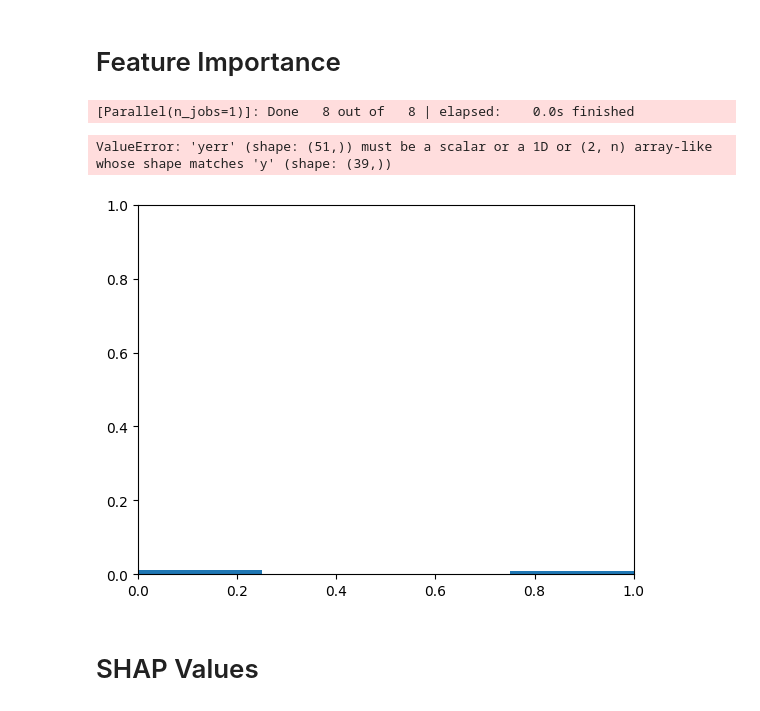
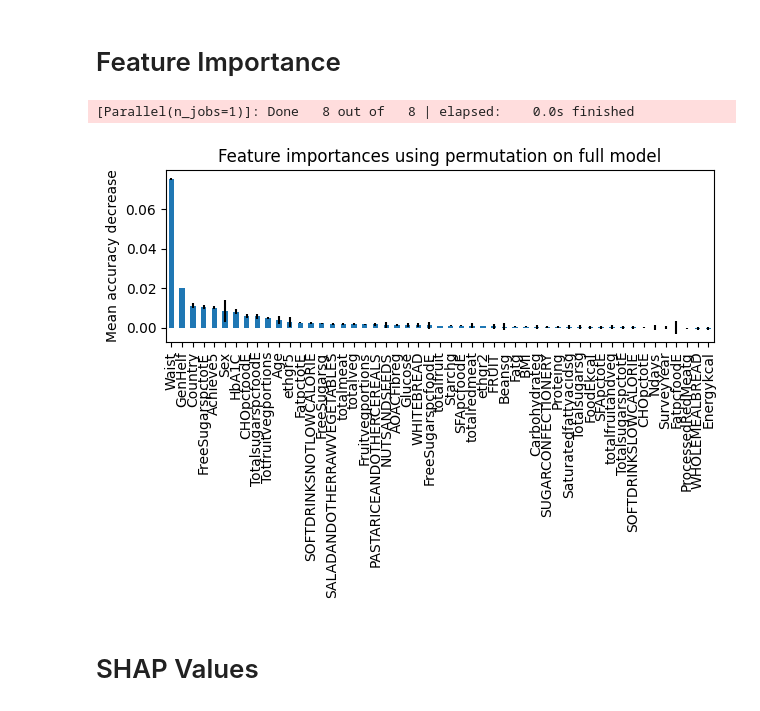
Before and after one commit to LikeMattorSomething/FutureTalentsProjects, a Jupyter notebook: GraceDataMLTests_V2.ipynb, the cells around one changed output. Cells and saved outputs as stored; diff of their text form; code cells hidden in the pictures.

```diff
--- a/GraceDataMLTests_V2.ipynb
+++ b/GraceDataMLTests_V2.ipynb
@@ -343,30 +349,28 @@ plt.show()
 # %%
 import matplotlib.pyplot as plt
 import seaborn as sns
 
 importances = GSD.best_estimator_.feature_importances_
 
 indices = np.argsort(importances)[::-1]
 names = [X.columns[i] for i in indices]
 
 from sklearn.inspection import permutation_importance
 result = permutation_importance(GSD.best_estimator_, X_test, y_test, n_repeats=10, random_state=42, n_jobs=2)
 
+
+
+
 forest_importances = pd.Series(result.importances_mean, index=X.columns).sort_values(ascending=False)
 
-forest_importances_diet = pd.Series(result.importances_mean, index=X.columns)#.sort_values(ascending=False)
-forest_importances_diet = forest_importances_diet.drop(labels=["SurveyYear",	"Ndays", "Age",	"Sex",	"BMI",	"Waist",	"ethgr5",	"ethgr2",	"Country",	"Glucose",	"HbA1C",	"GenHelf"])
-forest_importances_diet = forest_importances_diet.sort_values(ascending=False)
-
 fig, ax = plt.subplots()
-forest_importances_diet.plot.bar(yerr=result.importances_std, ax=ax)
+forest_importances.plot.bar(yerr=result.importances_std, ax=ax)
 ax.set_title("Feature importances using permutation on full model")
 ax.set_ylabel("Mean accuracy decrease")
 fig.tight_layout()
 plt.show()
 # %% [output]
 [Parallel(n_jobs=1)]: Done   8 out of   8 | elapsed:    0.0s finished
-ValueError: 'yerr' (shape: (51,)) must be a scalar or a 1D or (2, n) array-like whose shape matches 'y' (shape: (39,))
-[figure, old version]
+[figure, new version]
 # %% [markdown]
 # SHAP Values
```
Also changed, not shown: parts of 4 cells of this notebook.
